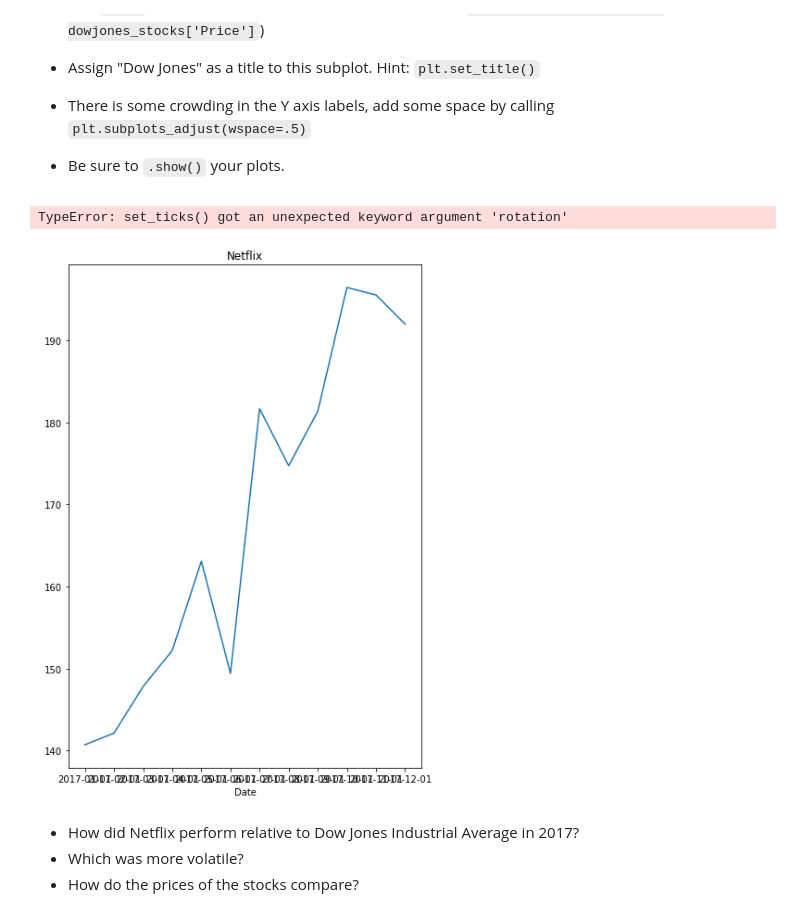
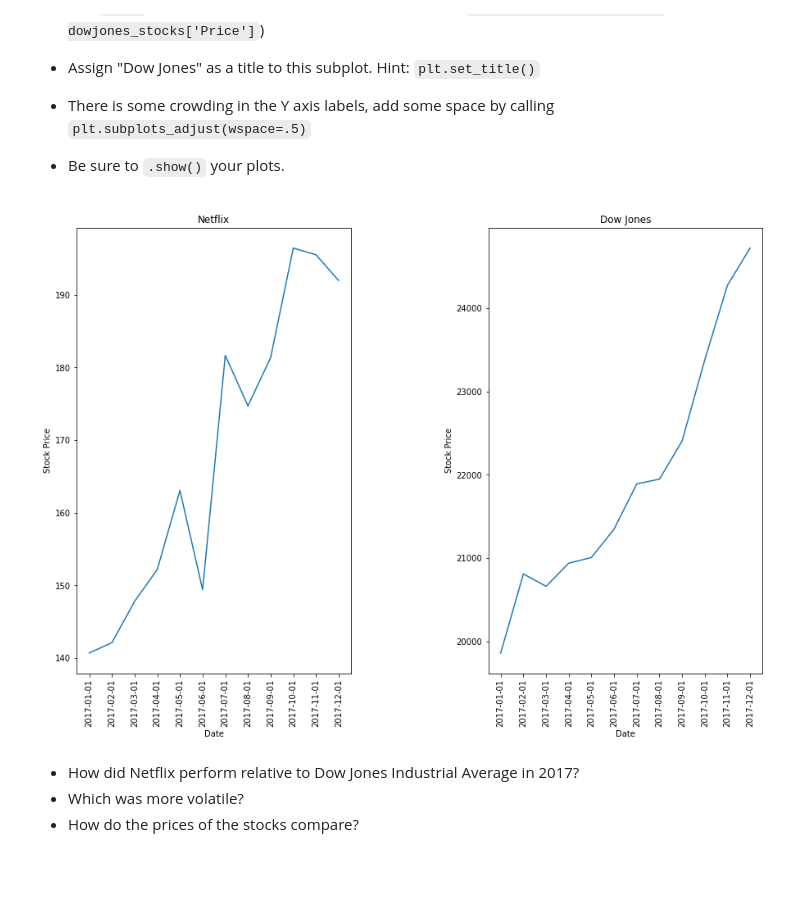
Before and after one commit to joeelorm/Projects, a Jupyter notebook: Data Visualization/netflix_visualizations.ipynb, the cells around one changed output. Drawn from its saved outputs; the diff is of its cells as text; code cells hidden in the pictures; blank space fills up the shorter version.

```diff
--- a/Data Visualization/netflix_visualizations.ipynb
+++ b/Data Visualization/netflix_visualizations.ipynb
@@ -345,28 +345,28 @@ Since `Price` which is the most relevant data is in the Y axis, let's map our su
 # %%
 # Left plot Netflix
 plt.figure(figsize = (15, 10))
 ax1 = plt.subplot(1, 2, 1)
 plt.plot(netflix_stocks['Date'], netflix_stocks['Price'])
 ax1.set_title('Netflix')
 ax1.set_xlabel('Date')
-ax1.set_xticks(rotation = 90)
+plt.xticks(rotation = 90)
 ax1.set_ylabel('Stock Price')
 
 
 
 
 
 # Right plot Dow Jones
 ax2 = plt.subplot(1, 2, 2)
 plt.plot(dowjones_stocks['Date'], dowjones_stocks['Price'])
 ax2.set_title('Dow Jones')
 ax2.set_xlabel('Date')
 ax2.set_ylabel('Stock Price')
 plt.subplots_adjust(wspace=.5)
+plt.xticks(rotation = 90)
 plt.show()
 # %% [output]
-TypeError: set_ticks() got an unexpected keyword argument 'rotation'
-[figure, old version]
+[figure, new version]
 # %% [markdown]
 - How did Netflix perform relative to Dow Jones Industrial Average in 2017?
 - Which was more volatile?
```
